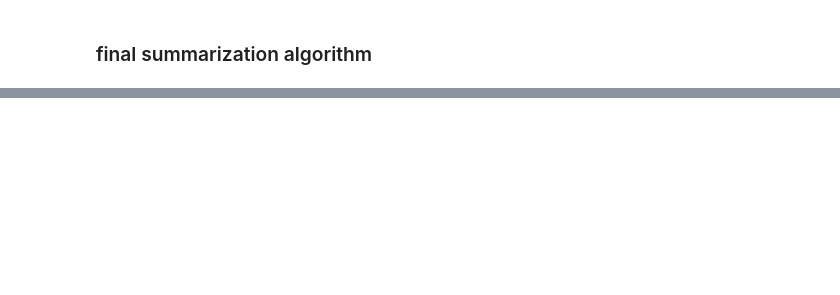
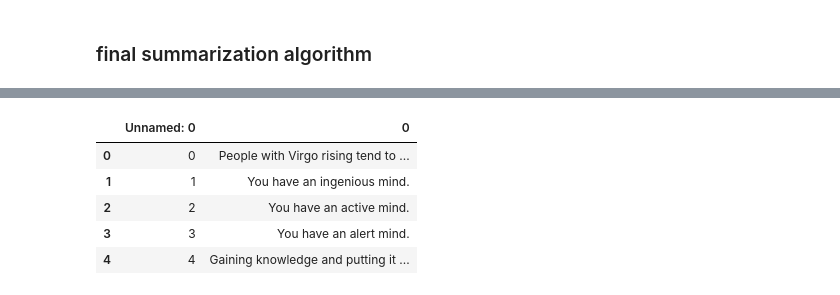
Before and after one commit to llmhyy/comments_summarization, a Jupyter notebook: src/summarize.ipynb, the cells around one changed output, grey strips where cells are left out. Saved outputs shown, nothing was run; the diff lists cells and outputs as text; code cells hidden in the pictures; blank space fills up the shorter version.

```diff
--- a/src/summarize.ipynb
+++ b/src/summarize.ipynb
@@ -40,0 +43,11 @@ intercluster_dist.head()
+# %%
+# load indexed sentences
+sent_df = pd.read_csv("../data/astro0/astro0_decomposed_indexedSentences.csv")
+sent_df.head()
+# %% [output]
+|  | Unnamed: 0 | 0 |
+| 0 | 0 | People with Virgo rising tend to ... |
+| 1 | 1 | You have an ingenious mind. |
+| 2 | 2 | You have an active mind. |
+| 3 | 3 | You have an alert mind. |
+| 4 | 4 | Gaining knowledge and putting it ... |
```
Also changed, not shown: parts of 19 cells of this notebook.
